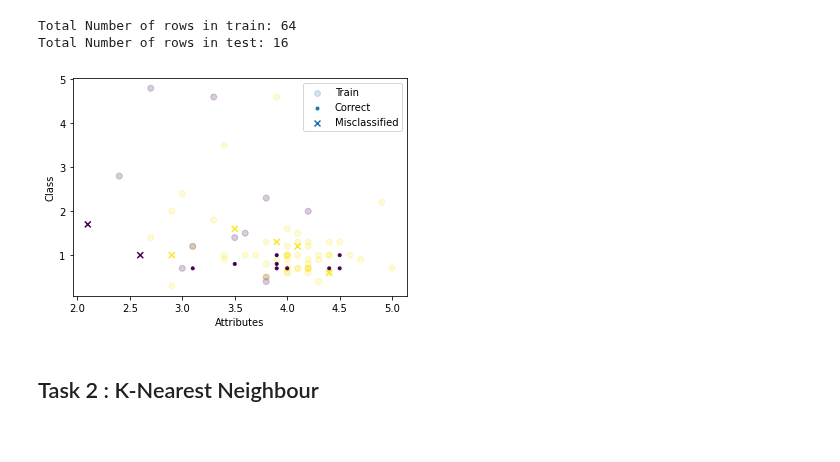
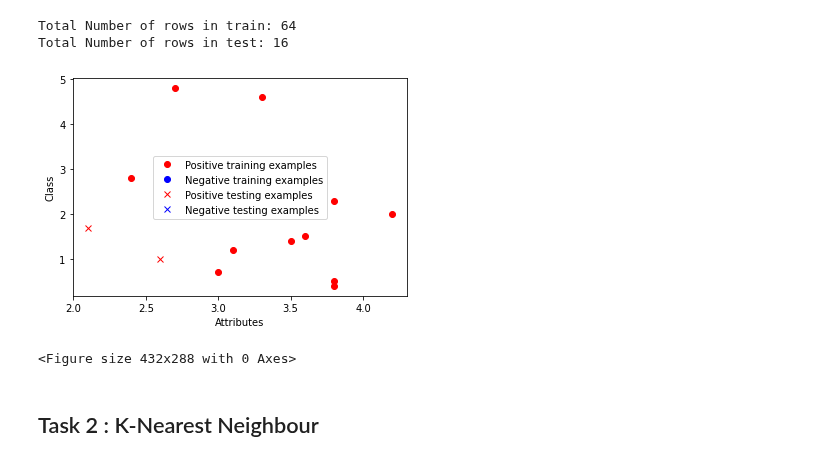
Before and after one commit to acollin19/comp551, a Jupyter notebook: assignment1_group_24.ipynb, the cells around one changed output. Drawn from its saved outputs; the diff is of its cells as text; code cells hidden in the pictures.

```diff
--- a/assignment1_group_24.ipynb
+++ b/assignment1_group_24.ipynb
@@ -149,25 +132,27 @@ print("Total Number of rows in test:",X_test.shape[0])
 # %% [output]
 Total Number of rows in train: 64
 Total Number of rows in test: 16
-# %%
-# Plotting
-K = 1
-model = KNN(K)
-y_prob, knns = model.fit(X_train, y_train).predict(X_test)
-y_pred = np.argmax(y_prob, axis=-1)
-correct = y_test == y_pred
-incorrect = np.logical_not(correct)
-
-#visualization of the points
-plt.scatter(X_train[:,17], X_train[:,14], c=y_train, marker='o', alpha=.2, label='Train')
-plt.scatter(X_test[correct,17], X_test[correct,14], marker='.', c=y_pred[correct], label='Correct')
-plt.scatter(X_test[incorrect,17], X_test[incorrect,14], marker='x', c=y_test[incorrect], label='Misclassified')
-
-plt.xlabel("Attributes")
-plt.ylabel("Class")
-plt.legend(loc='best')
-plt.savefig("hepatitis_dist.png", bbox_inches='tight', dpi=300)
-# %% [output]
-[figure, removed]
+# %%
+plt.clf()
+positive_train = y_train==1
+negative_train = y_train==0
+
+positive_test = y_test==1
+negative_test = y_test==0
+
+plt.plot(X_train[positive_train,17],X_train[positive_train,14],"or",label="Positive training examples")
+plt.plot(X_train[negative_train,17],X_train[negative_train,14],"ob",label="Negative training examples")
+
+plt.plot(X_test[positive_test,17],X_test[positive_test,14],"xr",label="Positive testing examples")
+plt.plot(X_test[negative_test,17],X_test[negative_test,14],"xb",label="Negative testing examples")
+
+plt.xlabel("Attributes")
+plt.ylabel("Class")
+plt.legend(loc='best')
+plt.show()
+plt.savefig("train_test_scatterplot.png", bbox_inches='tight', dpi=300)
+# %% [output]
+[figure, added]
+<Figure size 432x288 with 0 Axes>
 # %% [markdown]
 ## Task 2 : K-Nearest Neighbour
```
Also changed, not shown: parts of 26 cells of this notebook.
